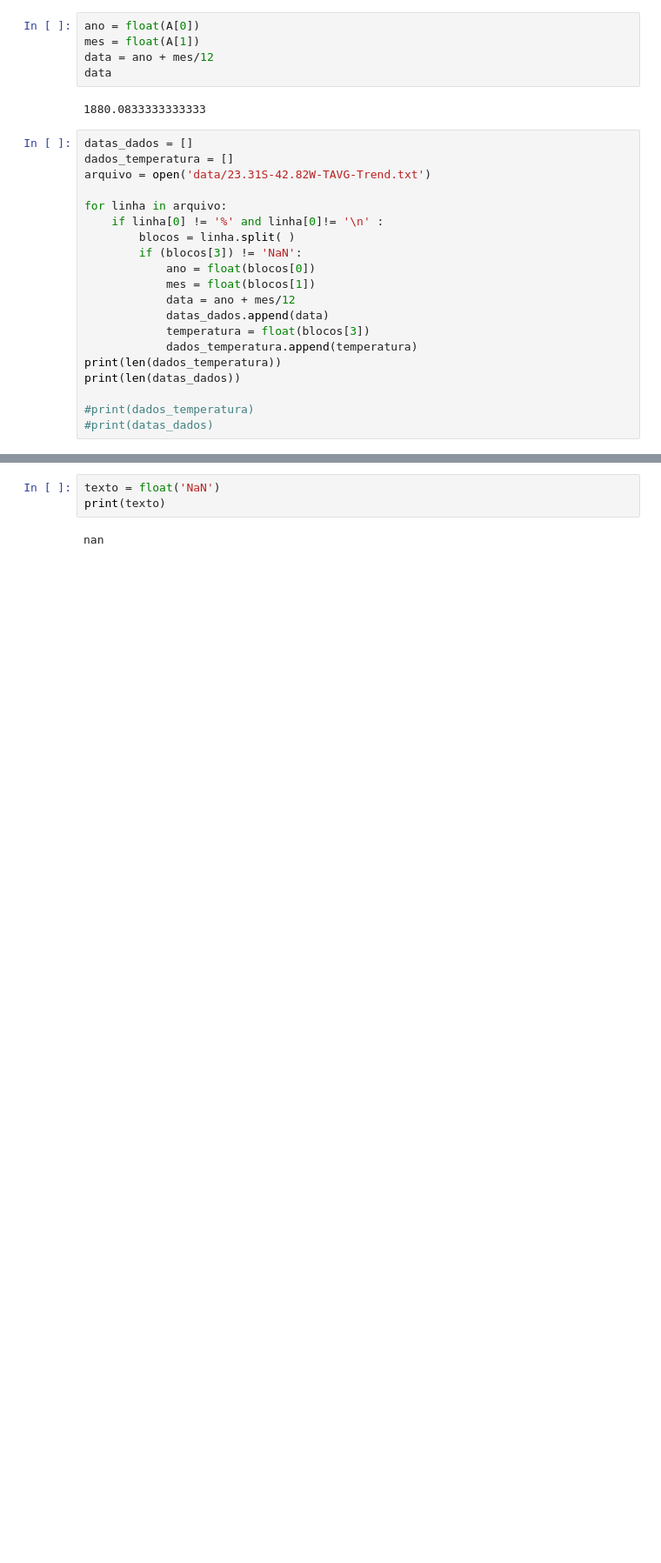
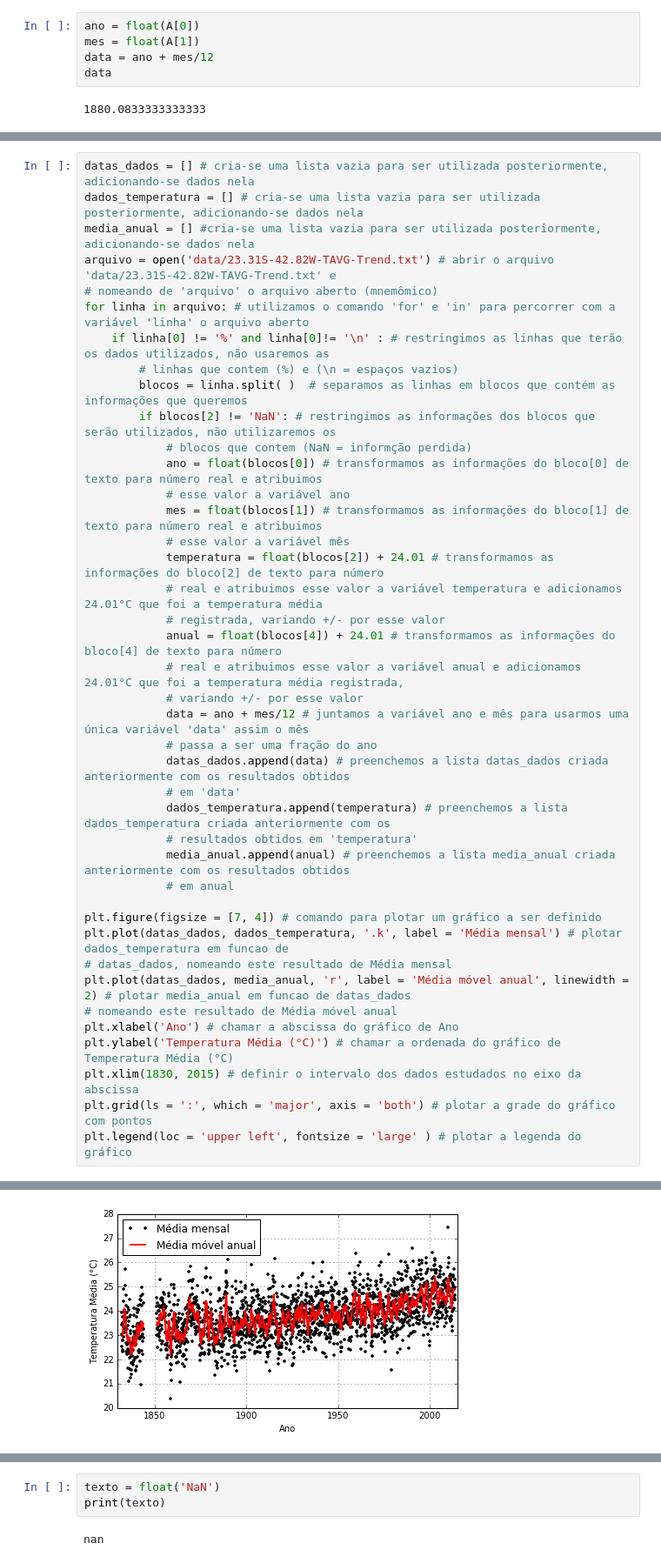
Before and after one commit to mat-esp-2015/capstone-silas-gabriel-sidharta, a Jupyter notebook: capstone.ipynb, the cells around one changed output, grey strips where cells are left out. Shown: that part at 87% size. Saved outputs shown, nothing was run; the diff lists cells and outputs as text; blank space fills up the shorter version.

Commit message:
criacao do grafico da temperatura media mensal e temperatura movel anual

```diff
--- a/capstone.ipynb
+++ b/capstone.ipynb
@@ -74,23 +75,3 @@ data = ano + mes/12
 data
 # %% [output]
 1880.0833333333333
-# %%
-datas_dados = []
-dados_temperatura = []
-arquivo = open('data/23.31S-42.82W-TAVG-Trend.txt')
-
-for linha in arquivo:
-    if linha[0] != '%' and linha[0]!= '\n' :
-        blocos = linha.split( )
-        if (blocos[3]) != 'NaN':
-            ano = float(blocos[0])
-            mes = float(blocos[1])
-            data = ano + mes/12
-            datas_dados.append(data)
-            temperatura = float(blocos[3])
-            dados_temperatura.append(temperatura)
-print(len(dados_temperatura))
-print(len(datas_dados))
-
-#print(dados_temperatura)
-#print(datas_dados)
@@ -99,0 +78,42 @@ print(len(datas_dados))
+# %%
+datas_dados = [] # cria-se uma lista vazia para ser utilizada posteriormente, adicionando-se dados nela
+dados_temperatura = [] # cria-se uma lista vazia para ser utilizada posteriormente, adicionando-se dados nela
+media_anual = [] #cria-se uma lista vazia para ser utilizada posteriormente, adicionando-se dados nela
+arquivo = open('data/23.31S-42.82W-TAVG-Trend.txt') # abrir o arquivo 'data/23.31S-42.82W-TAVG-Trend.txt' e
+# nomeando de 'arquivo' o arquivo aberto (mnemômico)
+for linha in arquivo: # utilizamos o comando 'for' e 'in' para percorrer com a variável 'linha' o arquivo aberto
+    if linha[0] != '%' and linha[0]!= '\n' : # restringimos as linhas que terão os dados utilizados, não usaremos as
+        # linhas que contem (%) e (\n = espaços vazios)
+        blocos = linha.split( )  # separamos as linhas em blocos que contém as informações que queremos
+        if blocos[2] != 'NaN': # restringimos as informações dos blocos que serão utilizados, não utilizaremos os
+            # blocos que contem (NaN = informção perdida)
+            ano = float(blocos[0]) # transformamos as informações do bloco[0] de texto para número real e atribuimos
+            # esse valor a variável ano
+            mes = float(blocos[1]) # transformamos as informações do bloco[1] de texto para número real e atribuimos
+            # esse valor a variável mês
+            temperatura = float(blocos[2]) + 24.01 # transformamos as informações do bloco[2] de texto para número
+            # real e atribuimos esse valor a variável temperatura e adicionamos 24.01°C que foi a temperatura média
+            # registrada, variando +/- por esse valor
+            anual = float(blocos[4]) + 24.01 # transformamos as informações do bloco[4] de texto para número
+            # real e atribuimos esse valor a variável anual e adicionamos 24.01°C que foi a temperatura média registrada,
+            # variando +/- por esse valor
+            data = ano + mes/12 # juntamos a variável ano e mês para usarmos uma única variável 'data' assim o mês
+            # passa a ser uma fração do ano
+            datas_dados.append(data) # preenchemos a lista datas_dados criada anteriormente com os resultados obtidos
+            # em 'data'
+            dados_temperatura.append(temperatura) # preenchemos a lista dados_temperatura criada anteriormente com os
+            # resultados obtidos em 'temperatura'
+            media_anual.append(anual) # preenchemos a lista media_anual criada anteriormente com os resultados obtidos
+            # em anual
+
+plt.figure(figsize = [7, 4]) # comando para plotar um gráfico a ser definido
+plt.plot(datas_dados, dados_temperatura, '.k', label = 'Média mensal') # plotar dados_temperatura em funcao de
+# datas_dados, nomeando este resultado de Média mensal
+plt.plot(datas_dados, media_anual, 'r', label = 'Média móvel anual', linewidth = 2) # plotar media_anual em funcao de datas_dados
+# nomeando este resultado de Média móvel anual
+plt.xlabel('Ano') # chamar a abscissa do gráfico de Ano
+plt.ylabel('Temperatura Média (°C)') # chamar a ordenada do gráfico de Temperatura Média (°C)
+plt.xlim(1830, 2015) # definir o intervalo dos dados estudados no eixo da abscissa
+plt.grid(ls = ':', which = 'major', axis = 'both') # plotar a grade do gráfico com pontos
+plt.legend(loc = 'upper left', fontsize = 'large' ) # plotar a legenda do gráfico
+# %% [output]
@@ -99,0 +121 @@ print(len(datas_dados))
+[figure, added]
```
Also changed, not shown: parts of 8 cells of this notebook.
